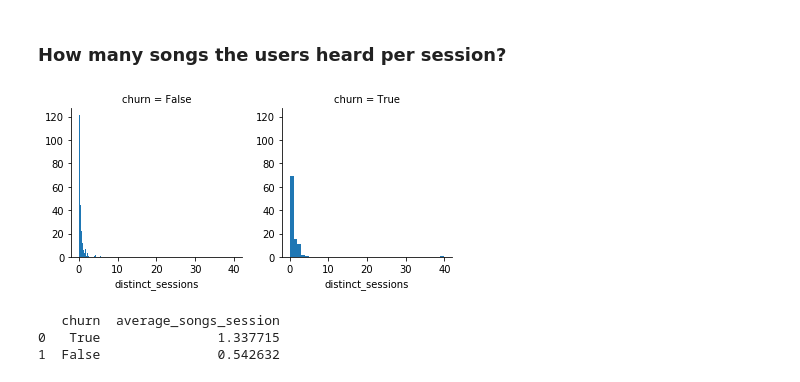
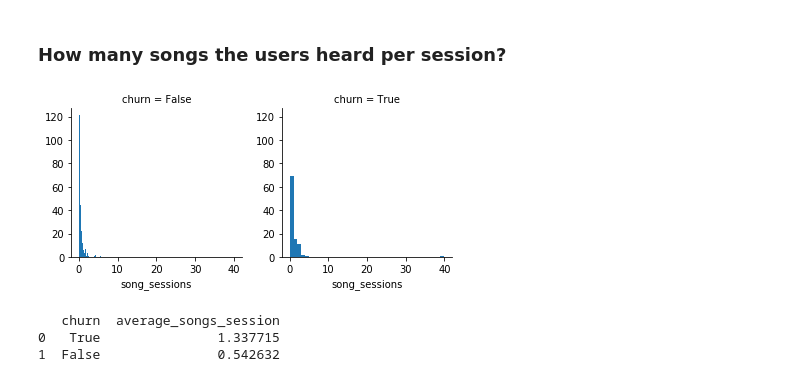
Before and after one commit to AlligatorJ/Sparkify, a Jupyter notebook: Sparkify.ipynb, the cells around one changed output. Saved outputs shown, nothing was run; the diff lists cells and outputs as text; code cells hidden in the pictures.

```diff
--- a/Sparkify.ipynb
+++ b/Sparkify.ipynb
@@ -330,9 +344,9 @@ plot_avg('NextSong','average_songs')
 ### How many songs the users heard per session?
 # %%
 # how many songs the users heard per session
-df_explore = df_explore.withColumn('distinct_sessions',  df_explore['NextSong']/df_explore['sessions_count'])
+df_explore = df_explore.withColumn('song_sessions',  df_explore['NextSong']/df_explore['sessions_count'])
 
-plot_hist("distinct_sessions", "churn")
+plot_hist("song_sessions", "churn")
 # %% [output]
-[figure, old version]
+[figure, new version]
 # %%
```
Also changed, not shown: parts of 12 cells of this notebook.
